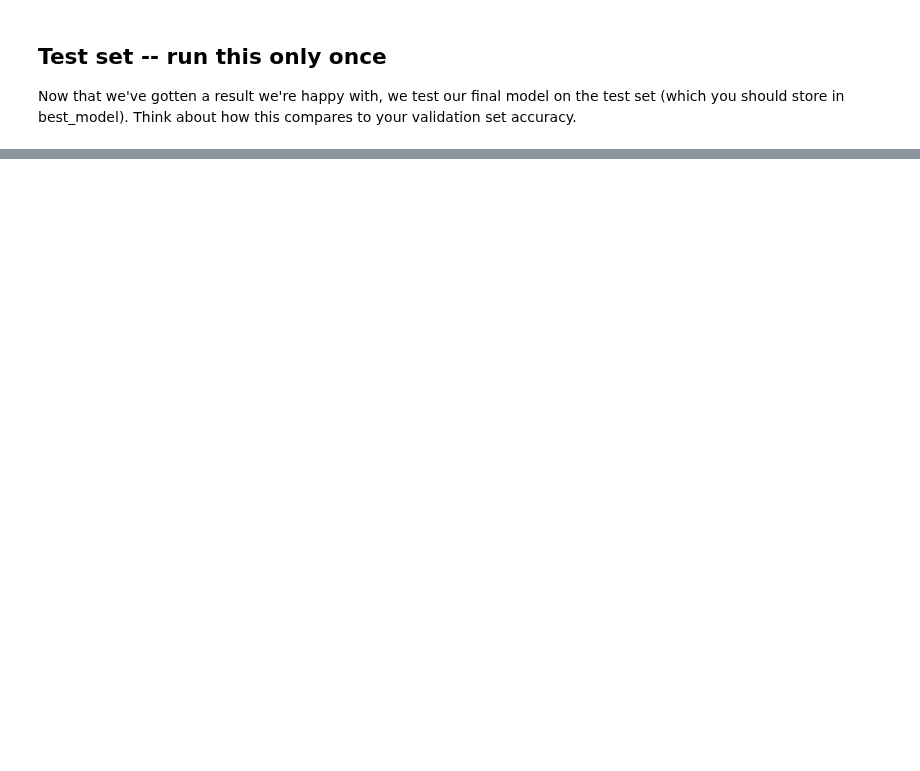
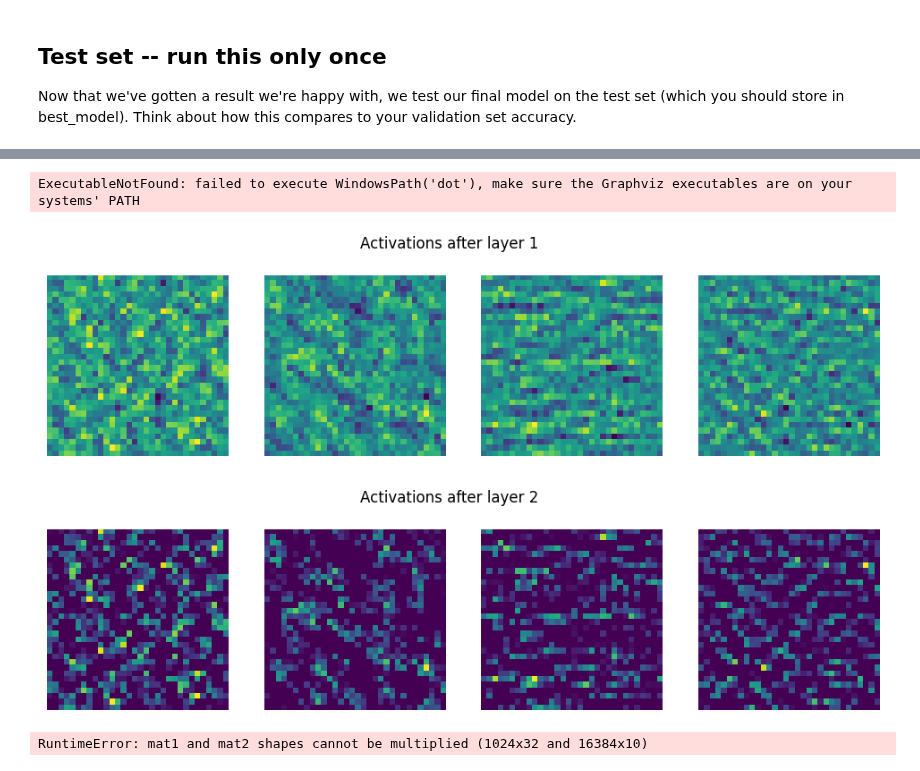
Before and after one commit to JaxRaffnix/Neuronale-Netze, a Jupyter notebook: 09_PyTorch.ipynb, the cells around one changed output, grey strips where cells are left out. Drawn from its saved outputs; the diff is of its cells as text; code cells hidden in the pictures; blank space fills up the shorter version.

```diff
--- a/09_PyTorch.ipynb
+++ b/09_PyTorch.ipynb
@@ -974,0 +1063,32 @@ check_accuracy_part34(loader_test, best_model)
+# %%
+from torchviz import make_dot
+
+x = torch.randn(1, 3, 32, 32).to(device)  # dummy input
+y = best_model(x)
+dot = make_dot(y, params=dict(best_model.named_parameters()))
+dot.format = 'png'
+dot.render('model_graph')
+# %% [output]
+ExecutableNotFound: failed to execute WindowsPath('dot'), make sure the Graphviz executables are on your systems' PATH
+# %%
+import matplotlib.pyplot as plt
+
+x = torch.randn(1, 3, 32, 32).to(device)
+
+# Pick a few layers to visualize
+layers = [best_model[0], best_model[3], best_model[5]]  # conv layers
+
+for i, layer in enumerate(layers):
+    x = layer(x)  # forward through layer
+    # Take first image in batch, first 4 feature maps
+    activations = x[0, :4].detach().cpu()
+    fig, axes = plt.subplots(1, 4, figsize=(12,3))
+    for j in range(4):
+        axes[j].imshow(activations[j], cmap='viridis')
+        axes[j].axis('off')
+    plt.suptitle(f'Activations after layer {i+1}')
+    plt.show()
+# %% [output]
+[figure, added]
+[figure, added]
+RuntimeError: mat1 and mat2 shapes cannot be multiplied (1024x32 and 16384x10)
```
Also changed, not shown: parts of 13 cells of this notebook, 8 other files.
